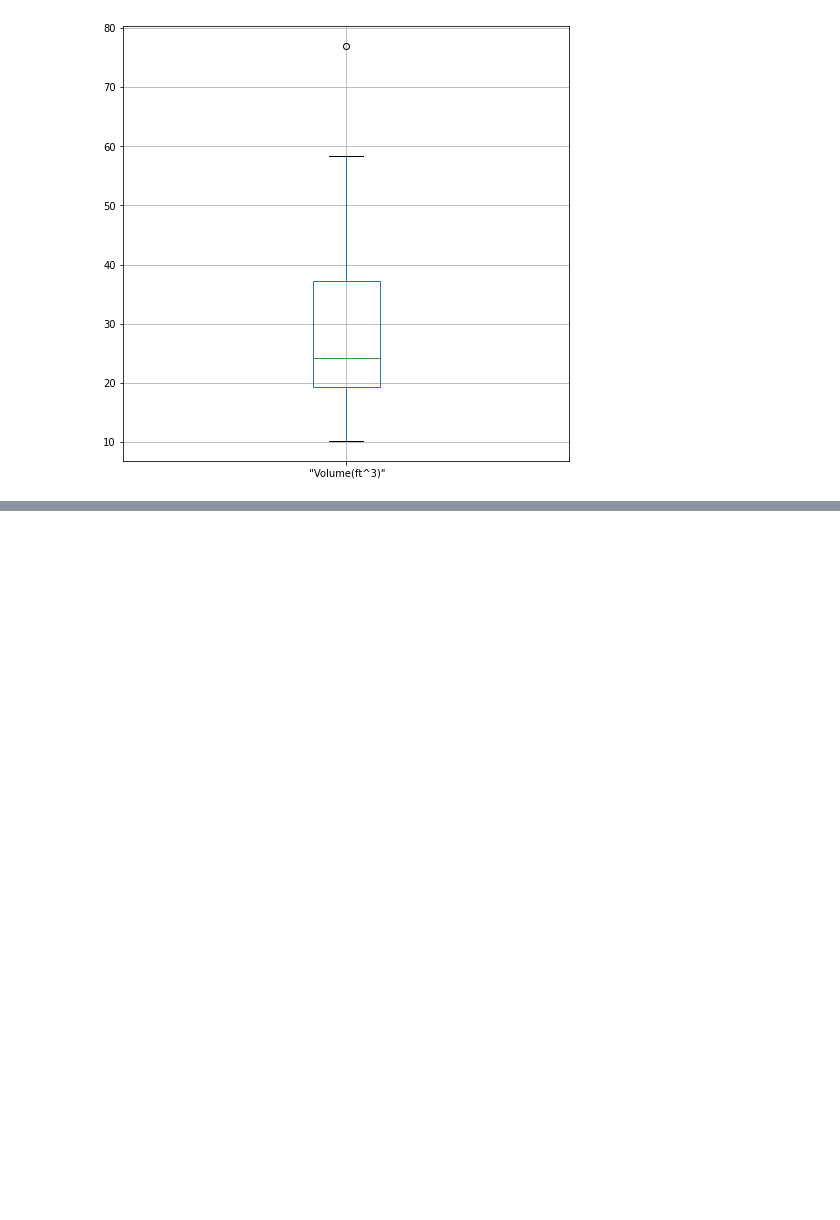
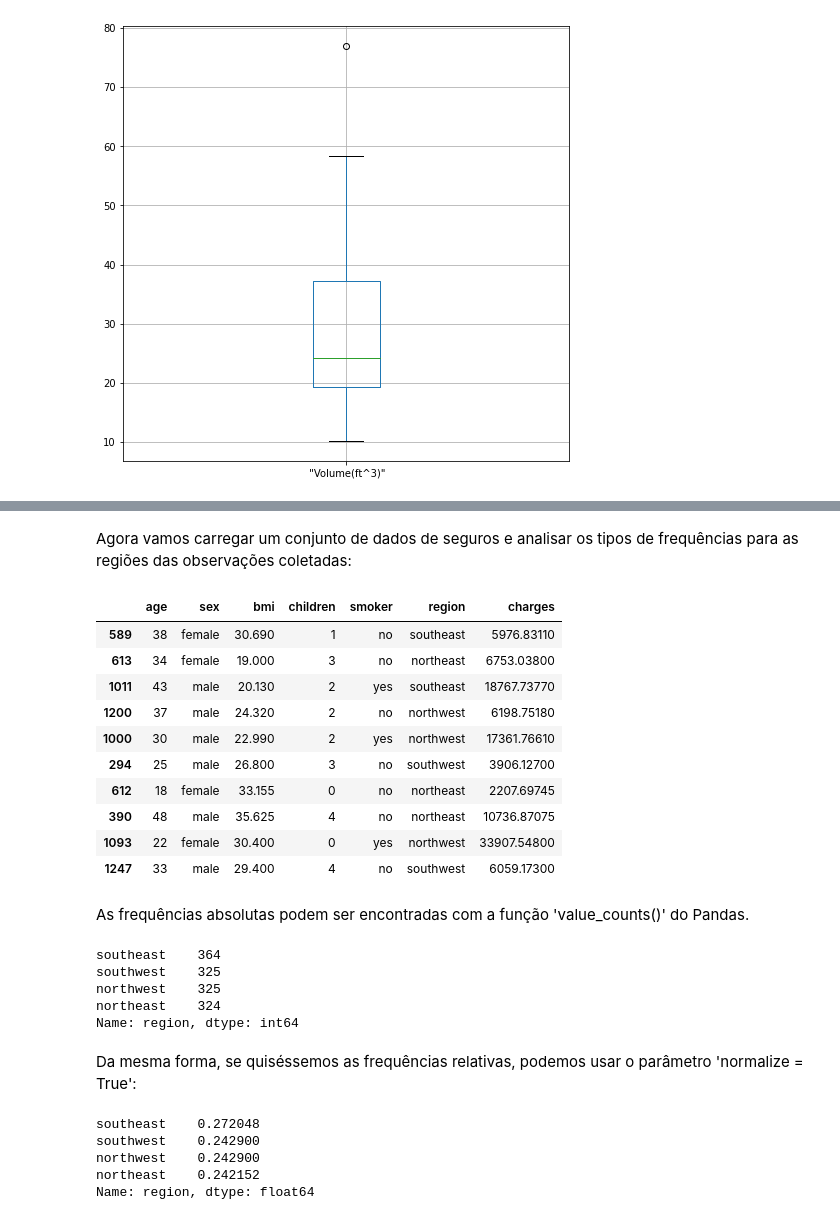
Before and after one commit to brenoslivio/StatisticsTutoring, a Jupyter notebook: Monitoria_Aula_Pratica.ipynb, the cells around one changed output, grey strips where cells are left out. Drawn from its saved outputs; the diff is of its cells as text; code cells hidden in the pictures; blank space fills up the shorter version.

```diff
--- a/Monitoria_Aula_Pratica.ipynb
+++ b/Monitoria_Aula_Pratica.ipynb
@@ -148,0 +230,39 @@ dadosTree.boxplot(column=[' "Volume(ft^3)"']);
+# %% [markdown]
+Agora vamos carregar um conjunto de dados de seguros e analisar os tipos de frequências para as regiões das observações coletadas:
+# %%
+dadosSeguro = pd.read_csv('insurance.csv')
+
+# 10 amostras aleatórias
+dadosSeguro.sample(10)
+# %% [output]
+|  | age | sex | bmi | children | smoker | region | charges |
+| 589 | 38 | female | 30.690 | 1 | no | southeast | 5976.83110 |
+| 613 | 34 | female | 19.000 | 3 | no | northeast | 6753.03800 |
+| 1011 | 43 | male | 20.130 | 2 | yes | southeast | 18767.73770 |
+| 1200 | 37 | male | 24.320 | 2 | no | northwest | 6198.75180 |
+| 1000 | 30 | male | 22.990 | 2 | yes | northwest | 17361.76610 |
+| 294 | 25 | male | 26.800 | 3 | no | southwest | 3906.12700 |
+| 612 | 18 | female | 33.155 | 0 | no | northeast | 2207.69745 |
+| 390 | 48 | male | 35.625 | 4 | no | northeast | 10736.87075 |
+| 1093 | 22 | female | 30.400 | 0 | yes | northwest | 33907.54800 |
+| 1247 | 33 | male | 29.400 | 4 | no | southwest | 6059.17300 |
+# %% [markdown]
+As frequências absolutas podem ser encontradas com a função 'value_counts()' do Pandas.
+# %%
+dadosSeguro['region'].value_counts()
+# %% [output]
+southeast    364
+southwest    325
+northwest    325
+northeast    324
+Name: region, dtype: int64
+# %% [markdown]
+Da mesma forma, se quiséssemos as frequências relativas, podemos usar o parâmetro 'normalize = True':
+# %%
+dadosSeguro['region'].value_counts(normalize = True)
+# %% [output]
+southeast    0.272048
+southwest    0.242900
+northwest    0.242900
+northeast    0.242152
+Name: region, dtype: float64
```
Also changed, not shown: parts of 23 cells of this notebook, 1 other file.
